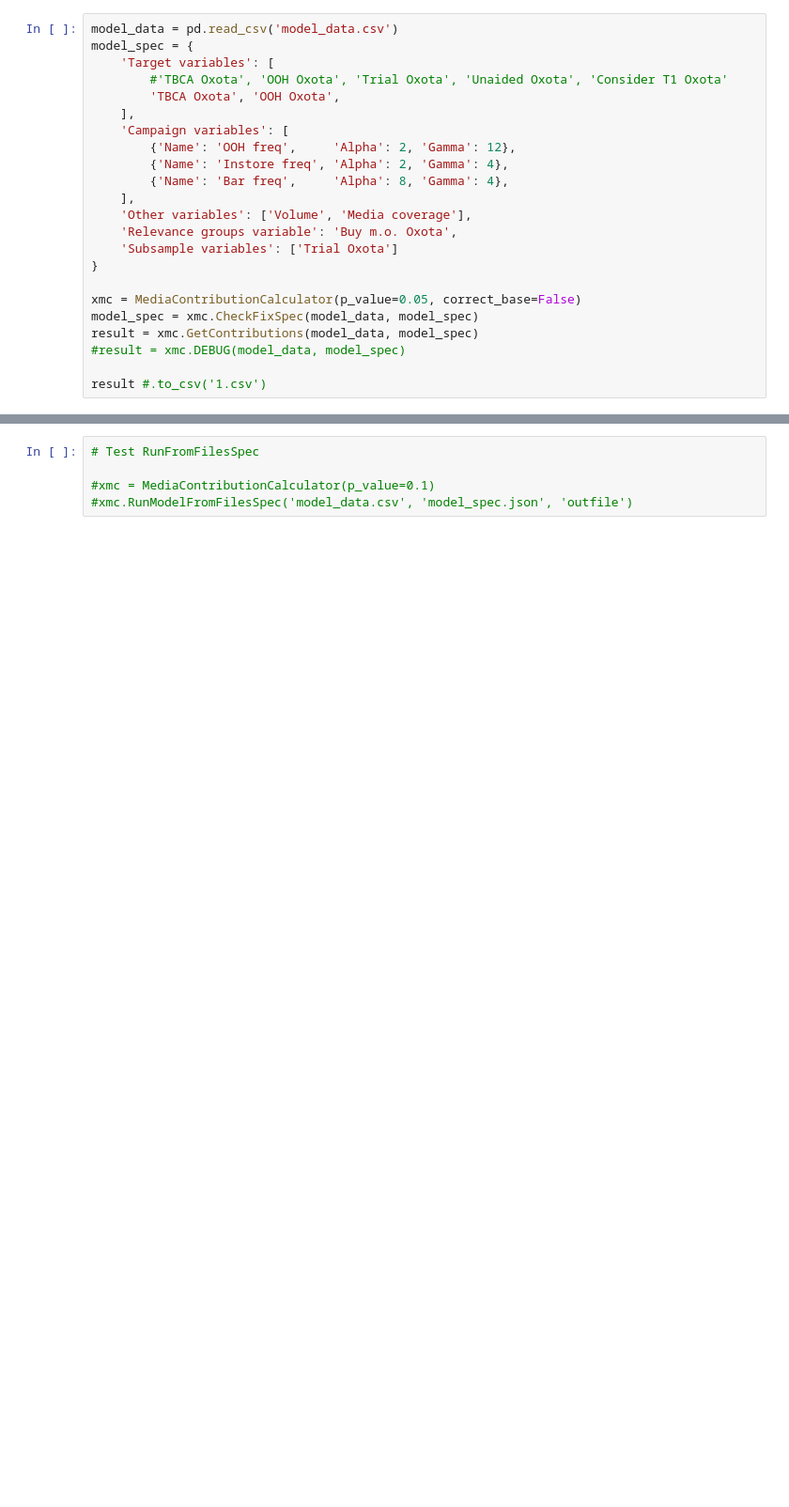
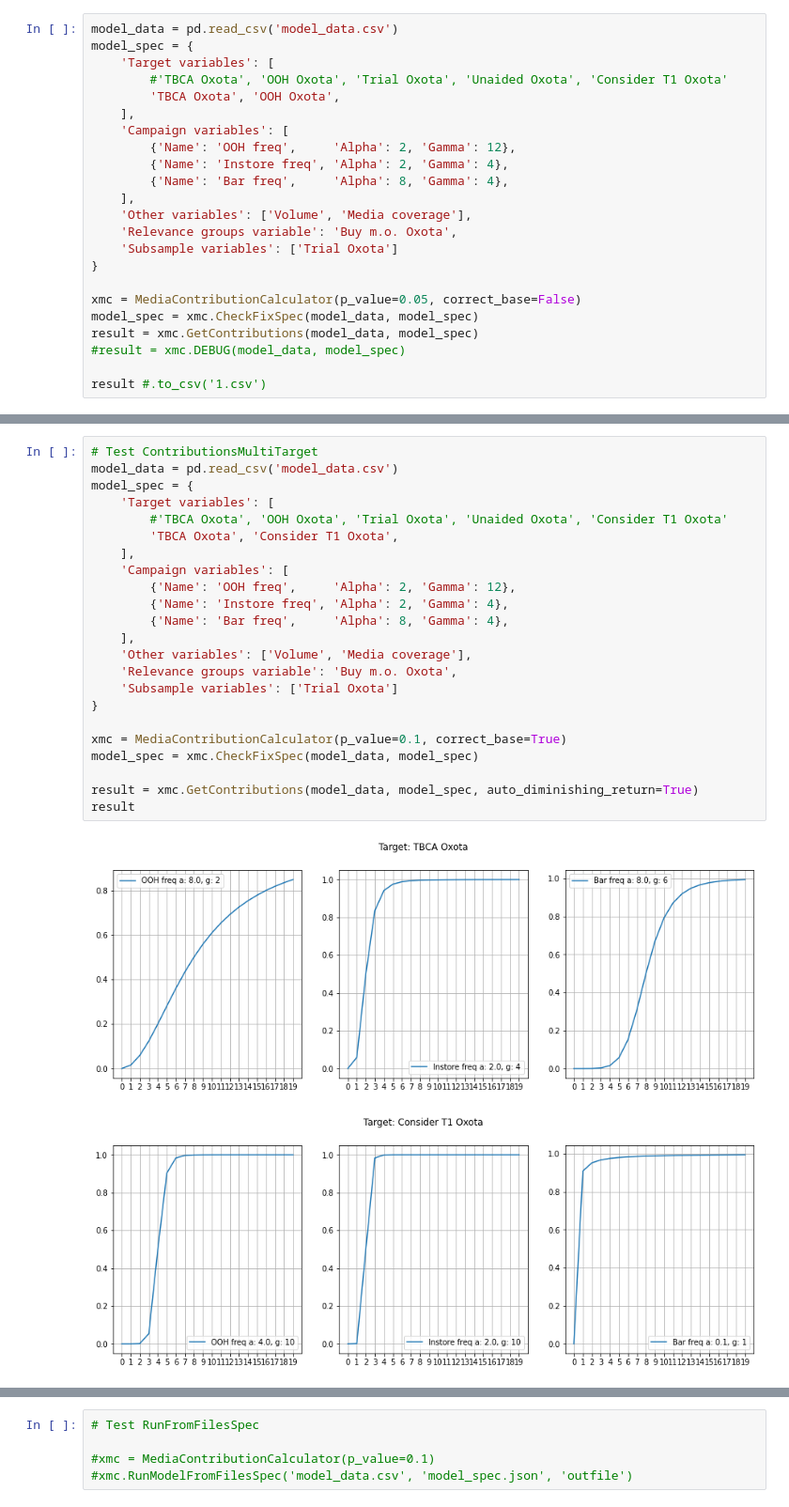
Before and after one commit to woskxmcnvb/XMedia, a Jupyter notebook: Tests Contributions.ipynb, the cells around one changed output, grey strips where cells are left out. Shown at 94% size. Drawn from its saved outputs; the diff is of its cells as text; blank space fills up the shorter version.

Commit message:
Automatic diminishing return added

```diff
--- a/Tests Contributions.ipynb
+++ b/Tests Contributions.ipynb
@@ -61,0 +81,26 @@ result.to_csv('2.csv')
+# %%
+# Test ContributionsMultiTarget
+model_data = pd.read_csv('model_data.csv')
+model_spec = {
+    'Target variables': [
+        #'TBCA Oxota', 'OOH Oxota', 'Trial Oxota', 'Unaided Oxota', 'Consider T1 Oxota'
+        'TBCA Oxota', 'Consider T1 Oxota',
+    ],
+    'Campaign variables': [
+        {'Name': 'OOH freq',     'Alpha': 2, 'Gamma': 12},
+        {'Name': 'Instore freq', 'Alpha': 2, 'Gamma': 4},
+        {'Name': 'Bar freq',     'Alpha': 8, 'Gamma': 4},
+    ],
+    'Other variables': ['Volume', 'Media coverage'],
+    'Relevance groups variable': 'Buy m.o. Oxota',
+    'Subsample variables': ['Trial Oxota']
+}
+
+xmc = MediaContributionCalculator(p_value=0.1, correct_base=True)
+model_spec = xmc.CheckFixSpec(model_data, model_spec)
+
+result = xmc.GetContributions(model_data, model_spec, auto_diminishing_return=True)
+result
+# %% [output]
+[figure, added]
+[figure, added]
```
Also changed, not shown: parts of 2 cells of this notebook, 7 other files.
